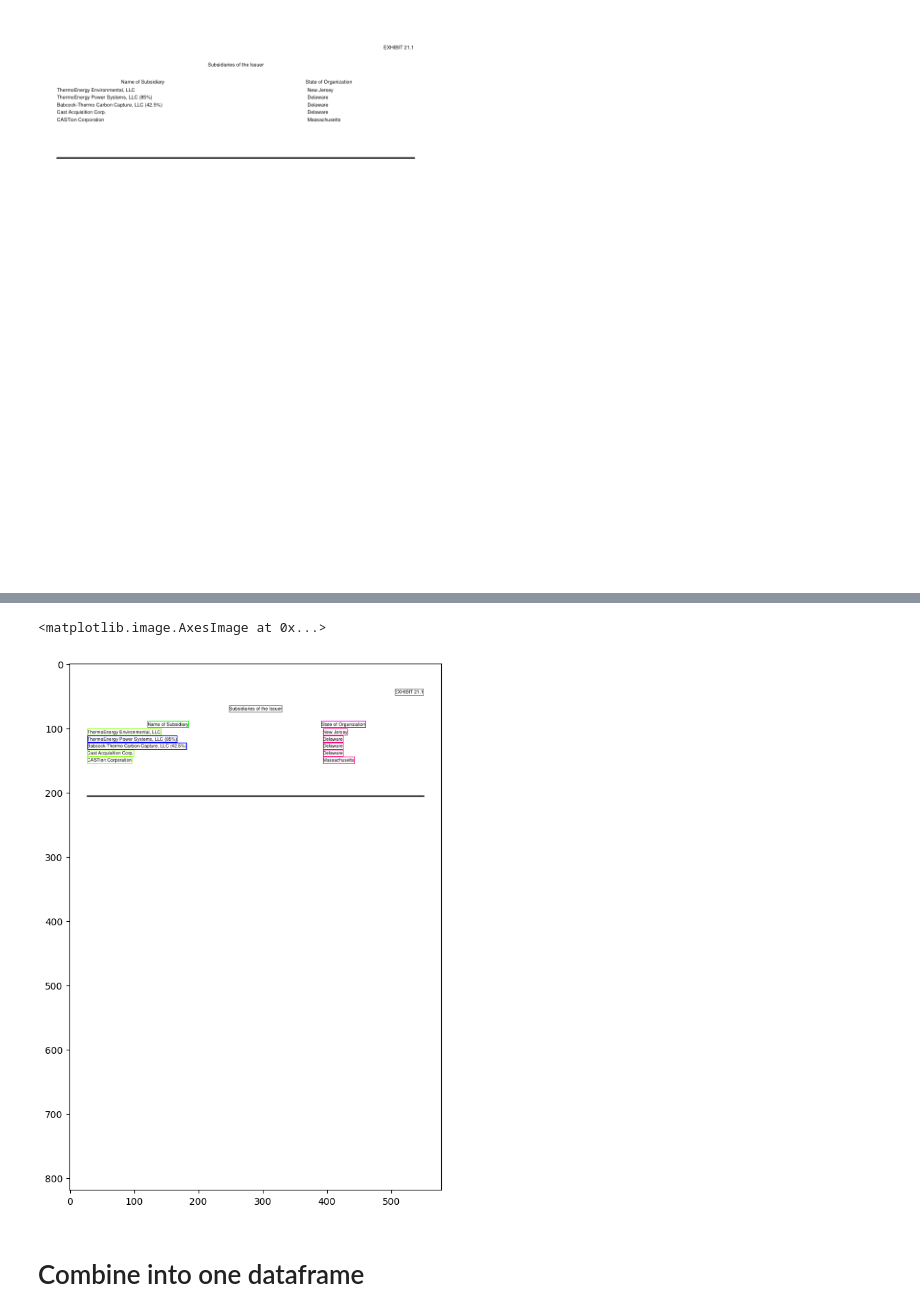
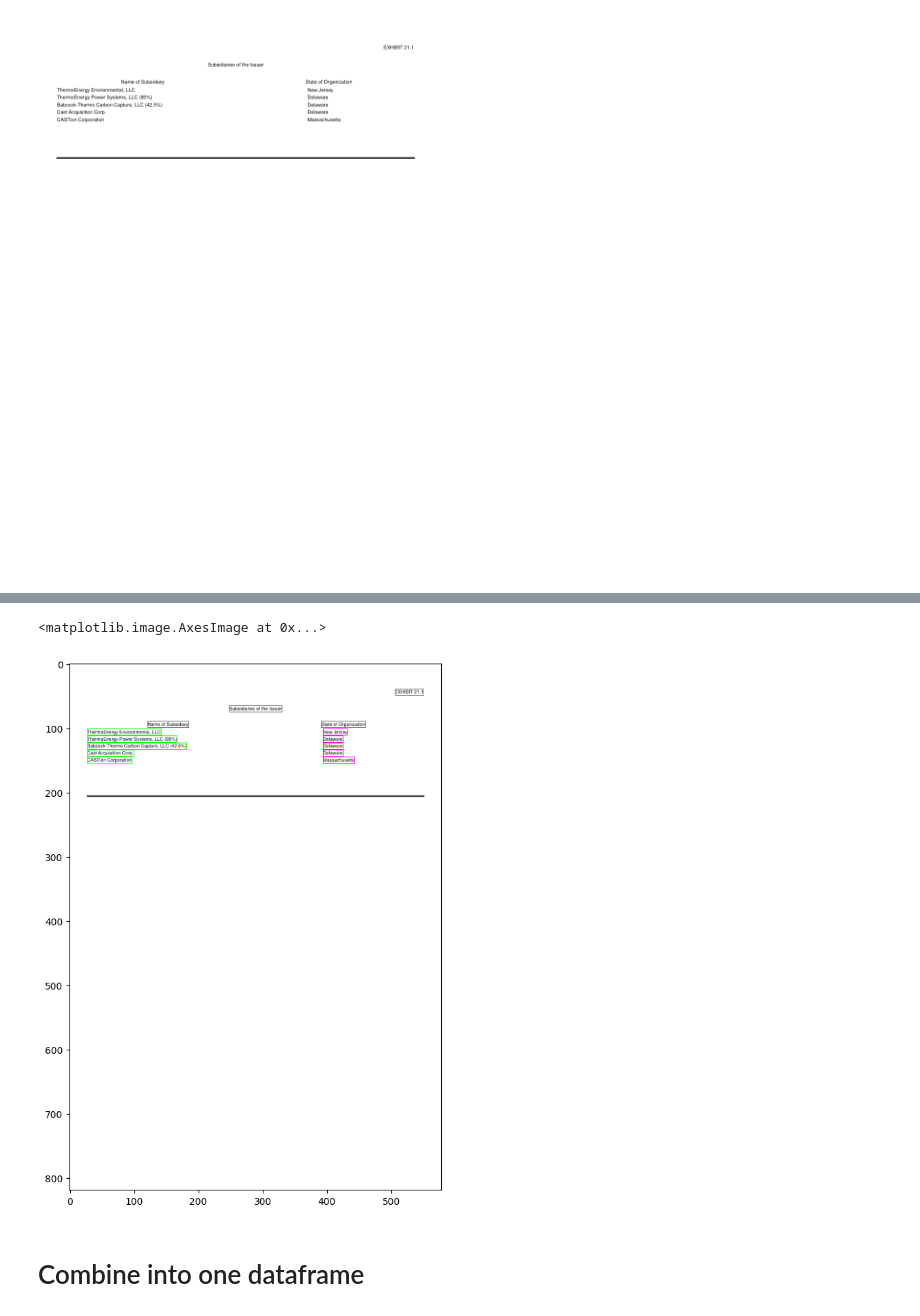
Before and after one commit to catalyst-cooperative/mozilla-sec-eia, a Jupyter notebook: notebooks/05-kl-training-data-creation.ipynb, the cells around one changed output, grey strips where cells are left out. Drawn from its saved outputs; the diff is of its cells as text; code cells hidden in the pictures.

```diff
--- a/notebooks/05-kl-training-data-creation.ipynb
+++ b/notebooks/05-kl-training-data-creation.ipynb
@@ -577,12 +528,12 @@ extracted.keys()
 # %% [output]
 dict_keys(['pdf_text', 'image', 'page'])
 # %%
-txt = extracted['pdf_text']
+txt2 = extracted['pdf_text']
 img_info = extracted['image']
 pg_meta = extracted['page']
-txt.shape, img_info.shape, pg_meta.shape
+txt2.shape, img_info.shape, pg_meta.shape
 # %% [output]
 ((14, 11), (0, 0), (1, 9))
 # %%
-txt.loc[:, label_col] = 0
+txt2.loc[:, label_col] = 0
 # %%
@@ -621,5 +556,5 @@ txt
 # %%
-label_to_indices = {
+label_to_indices_full = {
     1: [2],
     2: [4, 6, 8, 10, 12],
     3: [3],
@@ -627,9 +562,14 @@ label_to_indices = {
     5: [],
     6: [6, 8]
 }
+# exclude owernship percentage until we can put bboxes around each individual word
+label_to_indices_small = {
+    1: [4, 6, 8, 10, 12],
+    3: [5, 7, 9, 11, 13]
+}
 # %%
-for label, indices in label_to_indices.items():
-    txt.loc[indices, label_col] = label
+for label, indices in label_to_indices_small.items():
+    txt2.loc[indices, label_col] = label
 # %%
 id_to_color = {
     0: (128, 128, 128),
@@ -643,13 +583,13 @@ id_to_color = {
 # %%
 # fix to overlay boxes on pdf and color code it by label
 coord_cols = ['top_left_x_pdf', 'top_left_y_pdf', 'bottom_right_x_pdf', 'bottom_right_y_pdf']
 dpi = 70
-display_img = np.array(_render_page(pg, dpi=dpi))
-for tag in id_to_label.keys():
-    subset = txt[txt[label_col] == tag]
+display_img = np.array(_render_page(pg2, dpi=dpi))
+for tag in id_to_label_small.keys():
+    subset = txt2[txt2[label_col] == tag]
     bboxes = pdf_coords_to_pixel_coords(subset[coord_cols].values, dpi=dpi)
     display_img = overlay_bboxes(display_img, bboxes, color=id_to_color[tag])
 display_img_array(display_img, figsize=(10, 10))
 # %% [output]
 <matplotlib.image.AxesImage at 0x...>
-[figure, old version]
+[figure, new version]
```
Also changed, not shown: parts of 46 cells of this notebook.
